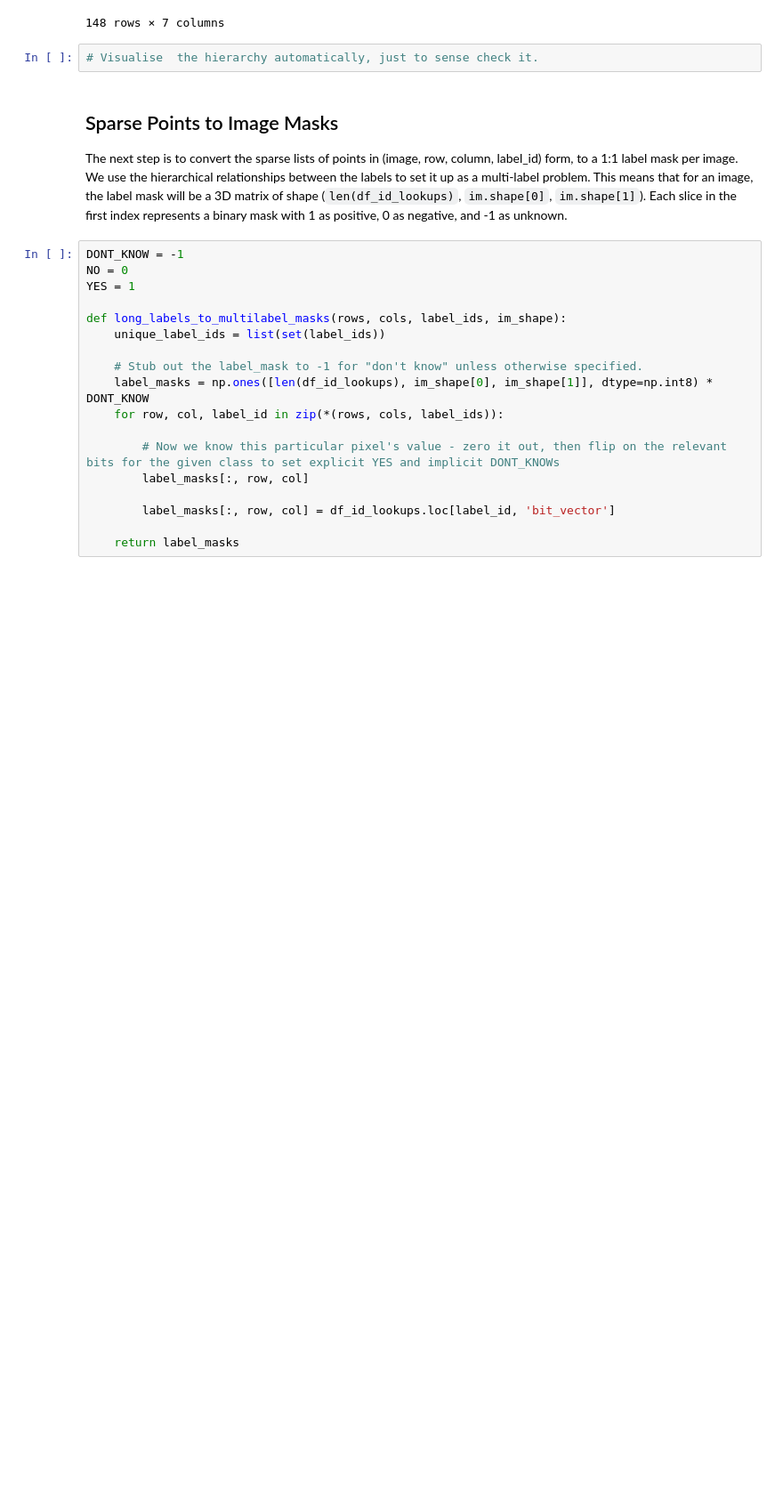
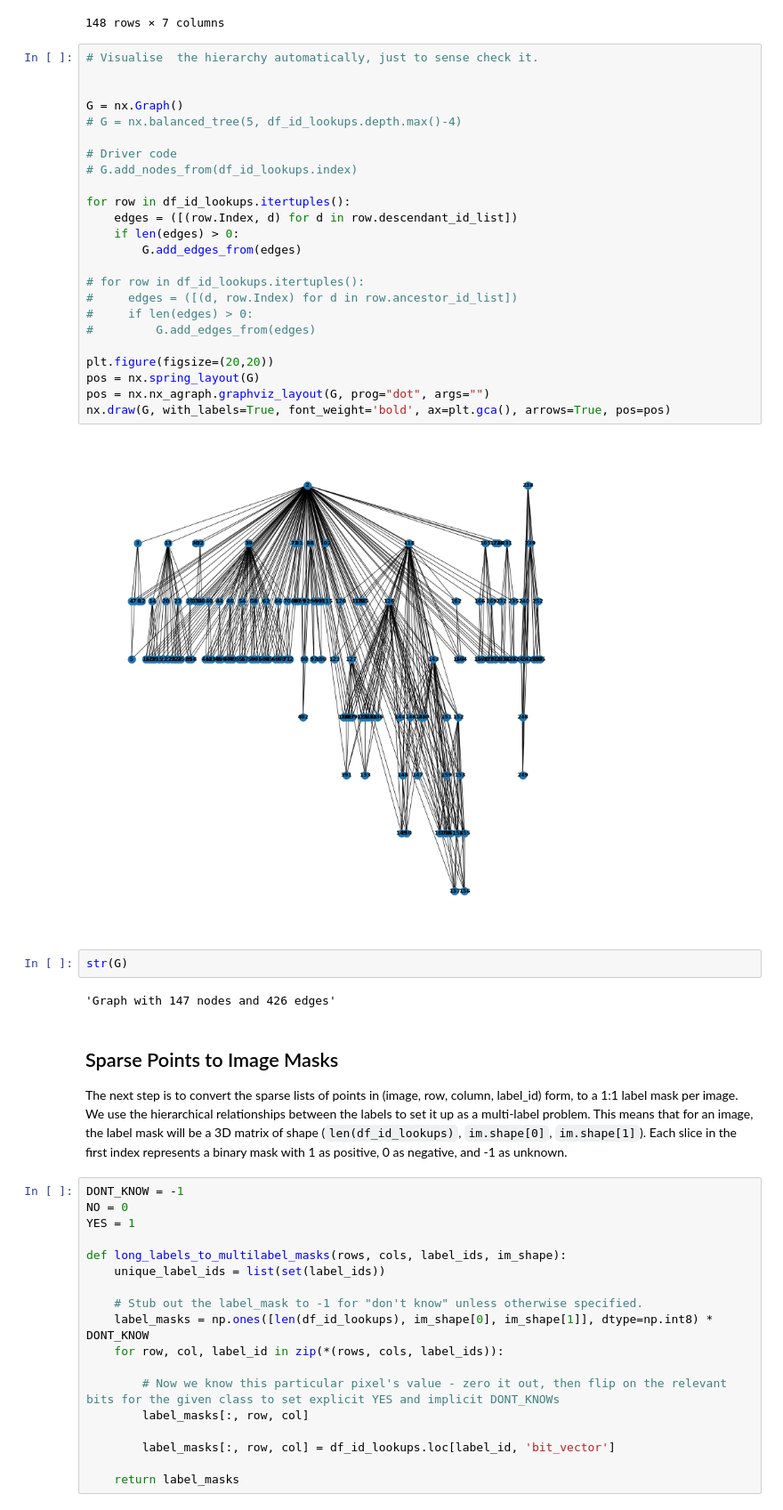
Before and after one commit to mbewley/benthoz, a Jupyter notebook: prepare_dataset.ipynb, the cells around one changed output. Shown at 89% size. Saved outputs shown, nothing was run; the diff lists cells and outputs as text; blank space fills up the shorter version.

```diff
--- a/prepare_dataset.ipynb
+++ b/prepare_dataset.ipynb
@@ -69,8 +70,36 @@ df_id_lookups
 | 156 | Cnidaria: Corals: Black & Octocor... | [Biota, Cnidaria, Corals, Black &... | 8 | Simple | [2, 118, 126, 143, 152, 153, 155] | [] | [0, 1, 0, 0, 0, 0, 0, 0, 0, 0, 0,... |
 | 157 | Cnidaria: Corals: Black & Octocor... | [Biota, Cnidaria, Corals, Black &... | 8 | Complex | [2, 118, 126, 143, 152, 153, 155] | [] | [0, 1, 0, 0, 0, 0, 0, 0, 0, 0, 0,... |
 148 rows × 7 columns
-# %%
-# Visualise  the hierarchy automatically, just to sense check it.
+# %%
+# Visualise  the hierarchy automatically, just to sense check it.
+
+
+G = nx.Graph()
+# G = nx.balanced_tree(5, df_id_lookups.depth.max()-4)
+
+# Driver code
+# G.add_nodes_from(df_id_lookups.index)
+
+for row in df_id_lookups.itertuples():
+    edges = ([(row.Index, d) for d in row.descendant_id_list])
+    if len(edges) > 0:
+        G.add_edges_from(edges)
+
+# for row in df_id_lookups.itertuples():
+#     edges = ([(d, row.Index) for d in row.ancestor_id_list])
+#     if len(edges) > 0:
+#         G.add_edges_from(edges)
+
+plt.figure(figsize=(20,20))
+pos = nx.spring_layout(G)
+pos = nx.nx_agraph.graphviz_layout(G, prog="dot", args="")
+nx.draw(G, with_labels=True, font_weight='bold', ax=plt.gca(), arrows=True, pos=pos)
+# %% [output]
+[figure, added]
+# %%
+str(G)
+# %% [output]
+'Graph with 147 nodes and 426 edges'
 # %% [markdown]
 ## Sparse Points to Image Masks
 The next step is to convert the sparse lists of points in (image, row, column, label_id) form, to a 1:1 label mask per image. We use the hierarchical relationships between the labels to set it up as a multi-label problem. This means that for an image, the label mask will be a 3D matrix of shape (`len(df_id_lookups)`, `im.shape[0]`, `im.shape[1]`). Each slice in the first index represents a binary mask with 1 as positive, 0 as negative, and -1 as unknown.
```
Also changed, not shown: parts of 4 cells of this notebook, 1 other file.
